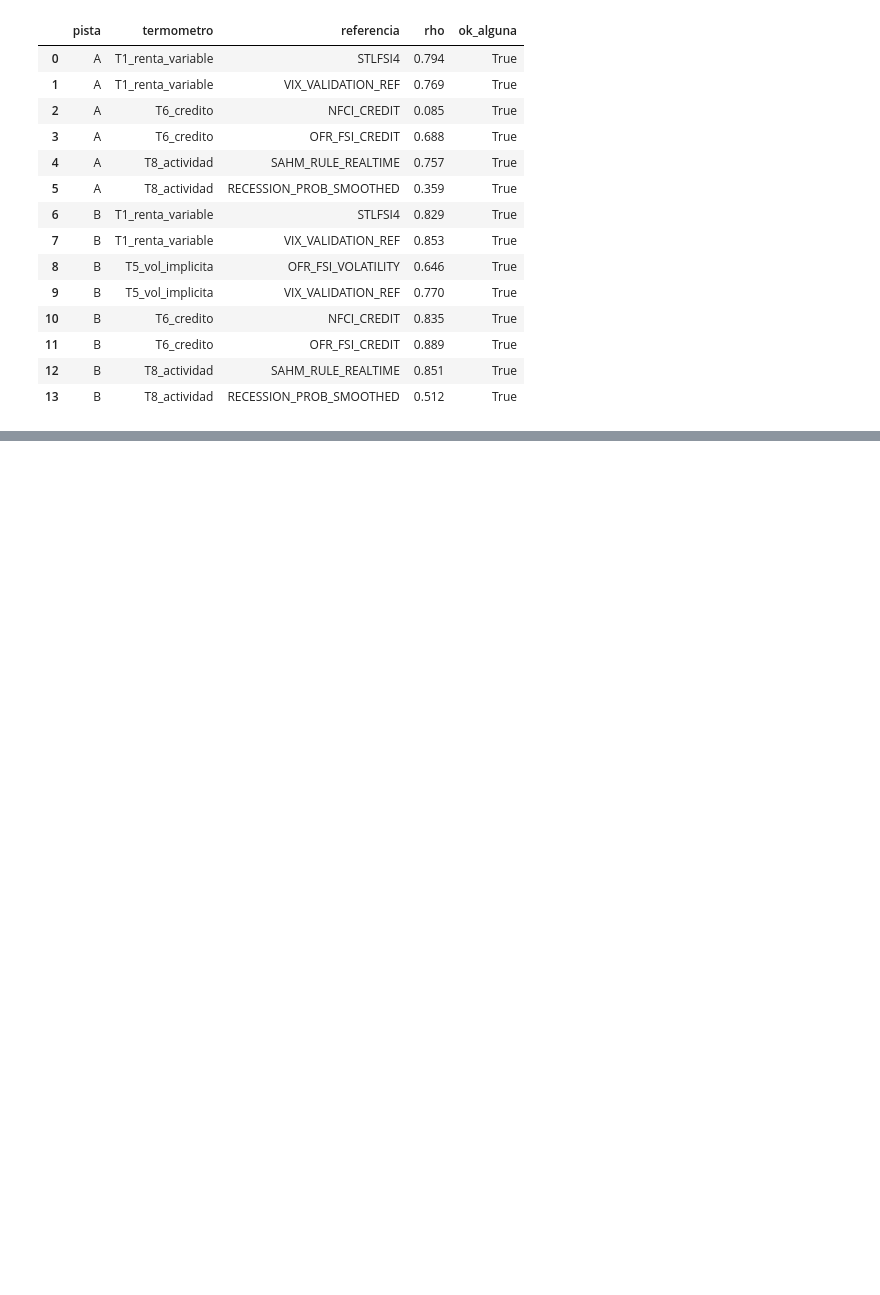
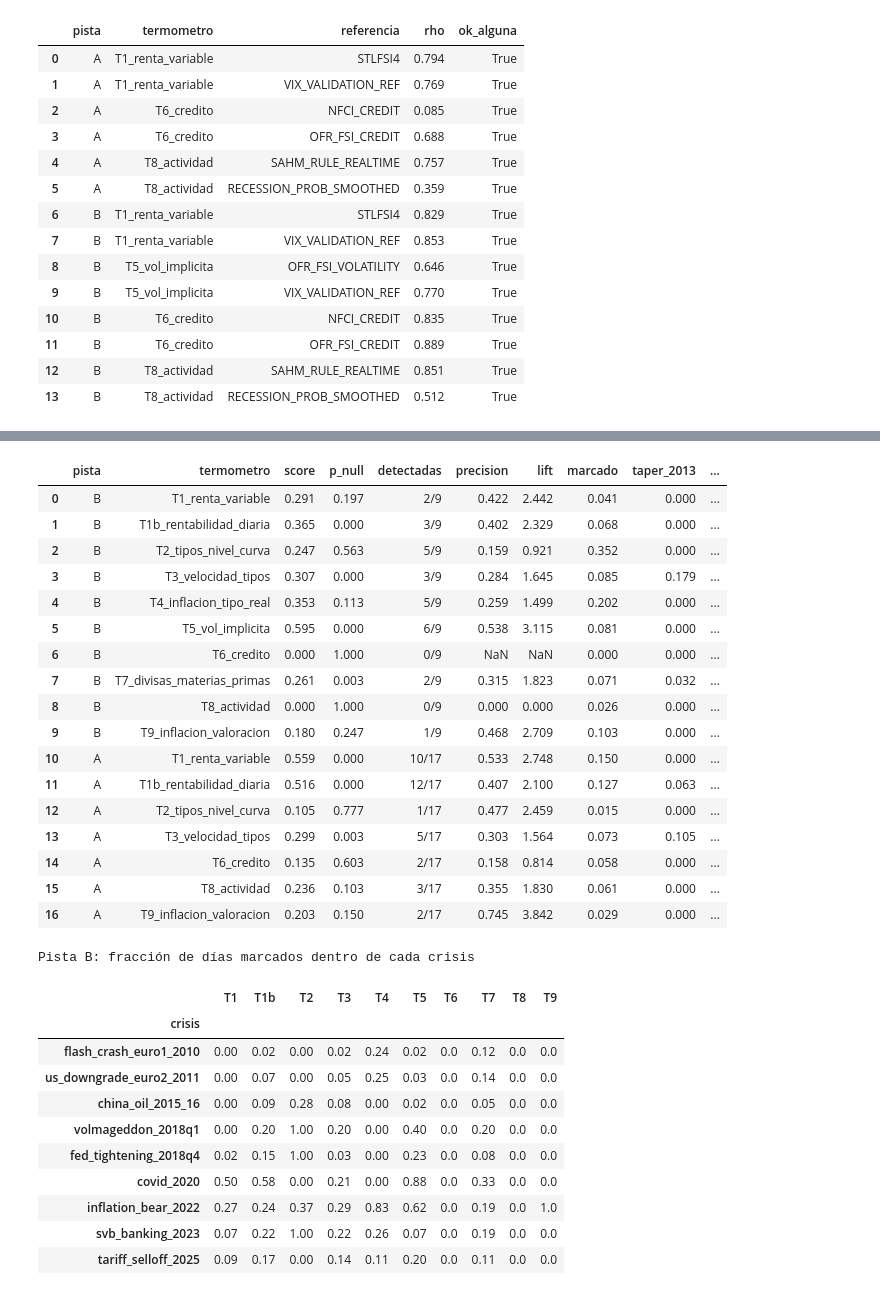
Before and after one commit to Romequinco/PRUEBAS_DETECCION_REGIMENES_DE_MERCADO_TFM, a Jupyter notebook: notebooks/04_termometros.ipynb, the cells around one changed output, grey strips where cells are left out. Saved outputs shown, nothing was run; the diff lists cells and outputs as text; code cells hidden in the pictures; blank space fills up the shorter version.

```diff
--- a/notebooks/04_termometros.ipynb
+++ b/notebooks/04_termometros.ipynb
@@ -661,0 +675,80 @@ display(val3.round(3))
+# %%
+from regimenes.benchmark.ejecucion import DEFAULT_TRAIN_DAYS
+from regimenes.evaluacion import ranking as rk
+from regimenes.evaluacion.metricas import detection_summary, event_detection_table
+
+TRAMPAS = {k: tuple(v['ventana']) for k, v in BENCH['false_positive_windows'].items()
+           if isinstance(v, dict) and v.get('en_catalogo') is False and 'ventana' in v}
+
+
+def racha_media(f):
+    d = np.diff(np.r_[0, f.to_numpy().astype(int), 0])
+    largos = np.flatnonzero(d == -1) - np.flatnonzero(d == 1)
+    return float(largos.mean()) if len(largos) else 1.0
+
+
+def evalua_regla(flags, ventanas):
+    s = detection_summary(flags, ventanas)
+    score = rk.detection_score(s['det_precision'], s['det_event_recall'])
+    nula = rk.persistent_random_null(flags.index, ventanas, rate=float(flags.mean()),
+                                     mean_run=racha_media(flags), n_sims=300)
+    return {'score': score, 'p_null': float((nula['score_deteccion'] >= score).mean()),
+            'detectadas': f"{int(s['det_n_detectados'])}/{int(s['det_n_eventos'])}",
+            'precision': s['det_precision'], 'lift': s['det_lift_precision'], 'marcado': float(flags.mean())}
+
+
+T_OFICIAL, OOS, filas, sensibilidad, MAPA = {}, {}, [], [], {}
+for pista in ('B', 'A'):
+    T_OFICIAL[pista], _ = ft.termometros_pista(CRUDO[pista][0], pista)
+    T = T_OFICIAL[pista]
+    OOS[pista] = T.dropna().index[DEFAULT_TRAIN_DAYS[pista]:]
+    ventanas = rk.track_crisis_windows(pista)
+    cobertura = {}
+    for t in T.columns:
+        s = T[t].dropna()
+        marca = (s > rk.expanding_quantile_causal(s, 0.9, min_obs=252)).reindex(OOS[pista]).fillna(False).astype(bool)
+        tabla = event_detection_table(marca, ventanas)
+        cobertura[t.split('_')[0]] = (tabla['dias_marcados'] / tabla['dias_oos']).where(tabla['dias_oos'] > 0)
+        filas.append({'pista': pista, 'termometro': t, **evalua_regla(marca, ventanas),
+                      **{k: float(marca.loc[a:z].mean()) for k, (a, z) in TRAMPAS.items() if len(marca.loc[a:z])}})
+        # Sensibilidad exploratoria (no pre-registrada): percentil 90 móvil de 5 años.
+        movil = s.shift(1).rolling(1260, min_periods=252).quantile(0.9)
+        marca_m = (s > movil).reindex(OOS[pista]).fillna(False).astype(bool)
+        sensibilidad.append({'pista': pista, 'termometro': t, **evalua_regla(marca_m, ventanas)})
+    MAPA[pista] = pd.DataFrame(cobertura).dropna(how='all')
+relevancia = pd.DataFrame(filas)
+display(relevancia.round(3))
+for pista, m in MAPA.items():
+    print(f'Pista {pista}: fracción de días marcados dentro de cada crisis')
+    display(m.round(2))
+# %% [output]
+|  | pista | termometro | score | p_null | detectadas | precision | lift | marcado | taper_2013 | ... |
+| 0 | B | T1_renta_variable | 0.291 | 0.197 | 2/9 | 0.422 | 2.442 | 0.041 | 0.000 | ... |
+| 1 | B | T1b_rentabilidad_diaria | 0.365 | 0.000 | 3/9 | 0.402 | 2.329 | 0.068 | 0.000 | ... |
+| 2 | B | T2_tipos_nivel_curva | 0.247 | 0.563 | 5/9 | 0.159 | 0.921 | 0.352 | 0.000 | ... |
+| 3 | B | T3_velocidad_tipos | 0.307 | 0.000 | 3/9 | 0.284 | 1.645 | 0.085 | 0.179 | ... |
+| 4 | B | T4_inflacion_tipo_real | 0.353 | 0.113 | 5/9 | 0.259 | 1.499 | 0.202 | 0.000 | ... |
+| 5 | B | T5_vol_implicita | 0.595 | 0.000 | 6/9 | 0.538 | 3.115 | 0.081 | 0.000 | ... |
+| 6 | B | T6_credito | 0.000 | 1.000 | 0/9 | NaN | NaN | 0.000 | 0.000 | ... |
+| 7 | B | T7_divisas_materias_primas | 0.261 | 0.003 | 2/9 | 0.315 | 1.823 | 0.071 | 0.032 | ... |
+| 8 | B | T8_actividad | 0.000 | 1.000 | 0/9 | 0.000 | 0.000 | 0.026 | 0.000 | ... |
+| 9 | B | T9_inflacion_valoracion | 0.180 | 0.247 | 1/9 | 0.468 | 2.709 | 0.103 | 0.000 | ... |
+| 10 | A | T1_renta_variable | 0.559 | 0.000 | 10/17 | 0.533 | 2.748 | 0.150 | 0.000 | ... |
+| 11 | A | T1b_rentabilidad_diaria | 0.516 | 0.000 | 12/17 | 0.407 | 2.100 | 0.127 | 0.063 | ... |
+| 12 | A | T2_tipos_nivel_curva | 0.105 | 0.777 | 1/17 | 0.477 | 2.459 | 0.015 | 0.000 | ... |
+| 13 | A | T3_velocidad_tipos | 0.299 | 0.003 | 5/17 | 0.303 | 1.564 | 0.073 | 0.105 | ... |
+| 14 | A | T6_credito | 0.135 | 0.603 | 2/17 | 0.158 | 0.814 | 0.058 | 0.000 | ... |
+| 15 | A | T8_actividad | 0.236 | 0.103 | 3/17 | 0.355 | 1.830 | 0.061 | 0.000 | ... |
+| 16 | A | T9_inflacion_valoracion | 0.203 | 0.150 | 2/17 | 0.745 | 3.842 | 0.029 | 0.000 | ... |
+Pista B: fracción de días marcados dentro de cada crisis
+|  | T1 | T1b | T2 | T3 | T4 | T5 | T6 | T7 | T8 | T9 |
+| crisis |  |  |  |  |  |  |  |  |  |  |
+| flash_crash_euro1_2010 | 0.00 | 0.02 | 0.00 | 0.02 | 0.24 | 0.02 | 0.0 | 0.12 | 0.0 | 0.0 |
+| us_downgrade_euro2_2011 | 0.00 | 0.07 | 0.00 | 0.05 | 0.25 | 0.03 | 0.0 | 0.14 | 0.0 | 0.0 |
+| china_oil_2015_16 | 0.00 | 0.09 | 0.28 | 0.08 | 0.00 | 0.02 | 0.0 | 0.05 | 0.0 | 0.0 |
+| volmageddon_2018q1 | 0.00 | 0.20 | 1.00 | 0.20 | 0.00 | 0.40 | 0.0 | 0.20 | 0.0 | 0.0 |
+| fed_tightening_2018q4 | 0.02 | 0.15 | 1.00 | 0.03 | 0.00 | 0.23 | 0.0 | 0.08 | 0.0 | 0.0 |
+| covid_2020 | 0.50 | 0.58 | 0.00 | 0.21 | 0.00 | 0.88 | 0.0 | 0.33 | 0.0 | 0.0 |
+| inflation_bear_2022 | 0.27 | 0.24 | 0.37 | 0.29 | 0.83 | 0.62 | 0.0 | 0.19 | 0.0 | 1.0 |
+| svb_banking_2023 | 0.07 | 0.22 | 1.00 | 0.22 | 0.26 | 0.07 | 0.0 | 0.19 | 0.0 | 0.0 |
+| tariff_selloff_2025 | 0.09 | 0.17 | 0.00 | 0.14 | 0.11 | 0.20 | 0.0 | 0.11 | 0.0 | 0.0 |
```
Also changed, not shown: parts of 8 cells of this notebook, 3 other files.
